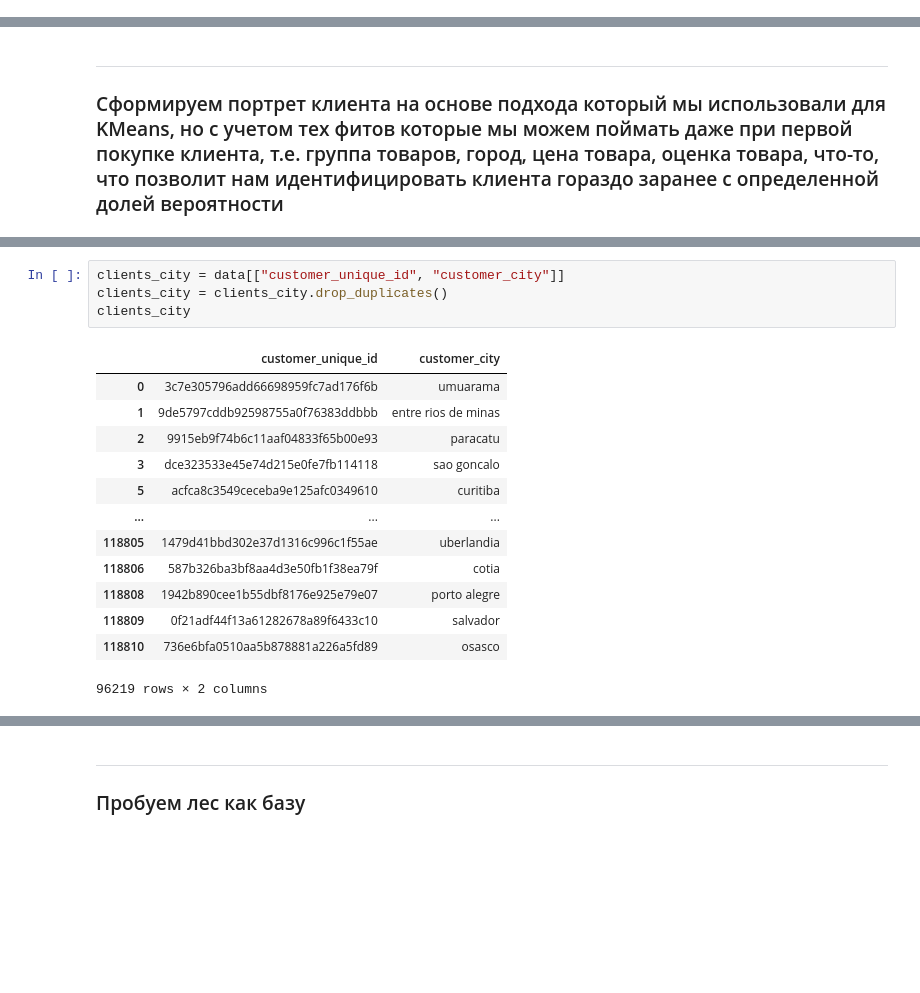
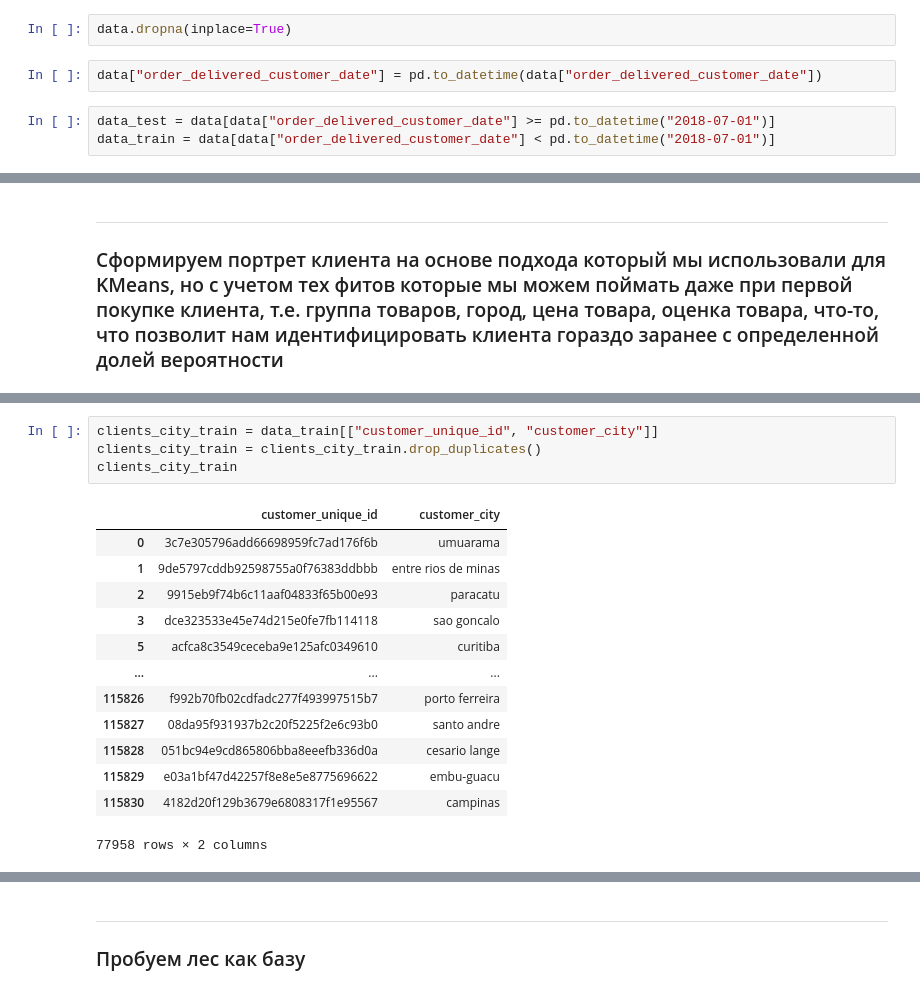
Before and after one commit to alexkondrashov7/-hackathon_2025_mipt, a Jupyter notebook: research/classificator.ipynb, the cells around one changed output, grey strips where cells are left out. Drawn from its saved outputs; the diff is of its cells as text; blank space fills up the shorter version.

```diff
--- a/research/classificator.ipynb
+++ b/research/classificator.ipynb
@@ -71 +87,8 @@ data = main_pipeline()
+# %%
+data.dropna(inplace=True)
+# %%
+data["order_delivered_customer_date"] = pd.to_datetime(data["order_delivered_customer_date"])
+# %%
+data_test = data[data["order_delivered_customer_date"] >= pd.to_datetime("2018-07-01")]
+data_train = data[data["order_delivered_customer_date"] < pd.to_datetime("2018-07-01")]
 # %%
@@ -114,18 +157,18 @@ orderer_by_client
 # %%
-clients_city = data[["customer_unique_id", "customer_city"]]
-clients_city = clients_city.drop_duplicates()
-clients_city
+clients_city_train = data_train[["customer_unique_id", "customer_city"]]
+clients_city_train = clients_city_train.drop_duplicates()
+clients_city_train
 # %% [output]
 |  | customer_unique_id | customer_city |
 | 0 | 3c7e305796add66698959fc7ad176f6b | umuarama |
 | 1 | 9de5797cddb92598755a0f76383ddbbb | entre rios de minas |
 | 2 | 9915eb9f74b6c11aaf04833f65b00e93 | paracatu |
 | 3 | dce323533e45e74d215e0fe7fb114118 | sao goncalo |
 | 5 | acfca8c3549ceceba9e125afc0349610 | curitiba |
 | ... | ... | ... |
-| 118805 | 1479d41bbd302e37d1316c996c1f55ae | uberlandia |
-| 118806 | 587b326ba3bf8aa4d3e50fb1f38ea79f | cotia |
-| 118808 | 1942b890cee1b55dbf8176e925e79e07 | porto alegre |
-| 118809 | 0f21adf44f13a61282678a89f6433c10 | salvador |
-| 118810 | 736e6bfa0510aa5b878881a226a5fd89 | osasco |
+| 115826 | f992b70fb02cdfadc277f493997515b7 | porto ferreira |
+| 115827 | 08da95f931937b2c20f5225f2e6c93b0 | santo andre |
+| 115828 | 051bc94e9cd865806bba8eeefb336d0a | cesario lange |
+| 115829 | e03a1bf47d42257f8e8e5e8775696622 | embu-guacu |
+| 115830 | 4182d20f129b3679e6808317f1e95567 | campinas |
-96219 rows × 2 columns
+77958 rows × 2 columns
```
Also changed, not shown: parts of 27 cells of this notebook.
